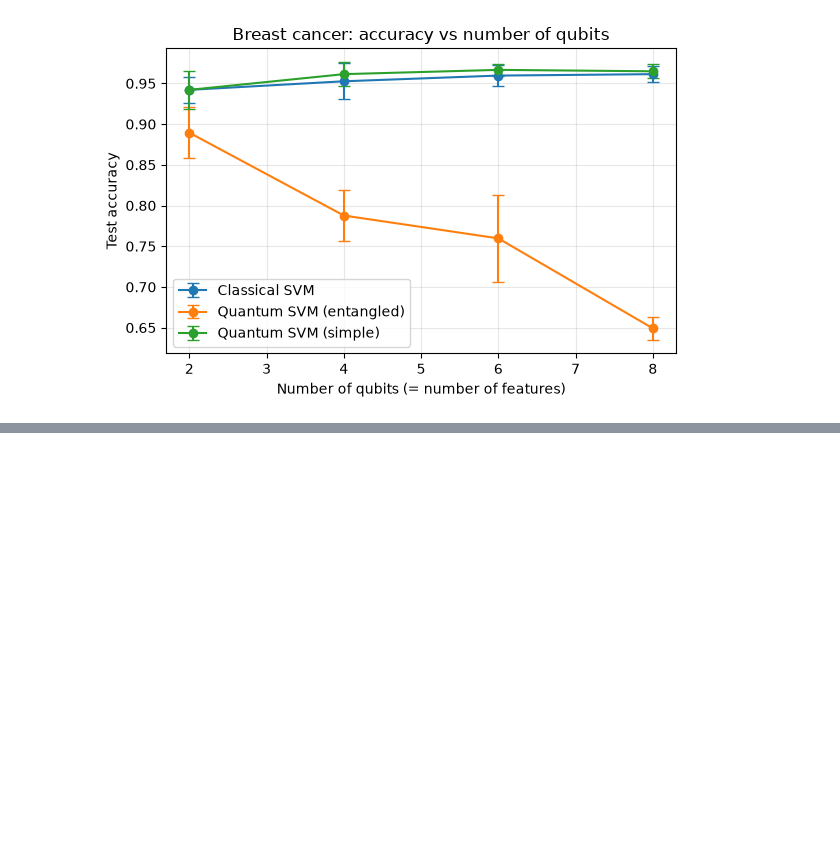
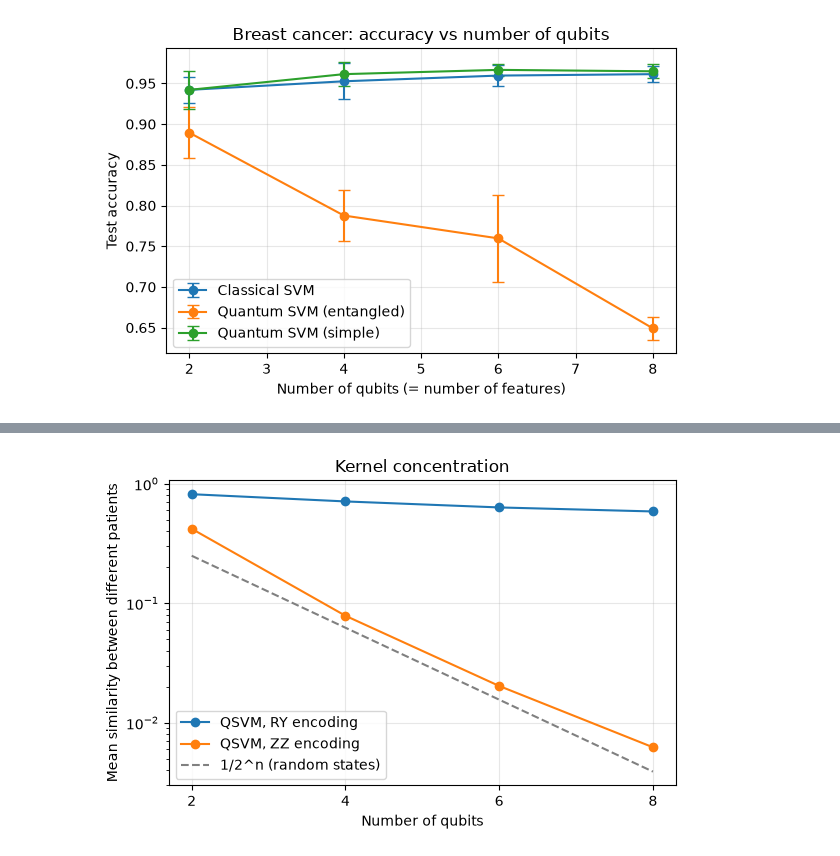
Before and after one commit to JayanAd/quantum-healthcare-qml, a Jupyter notebook: notebooks/4_more_qubits.ipynb, the cells around one changed output, grey strips where cells are left out. Drawn from its saved outputs; the diff is of its cells as text; code cells hidden in the pictures; blank space fills up the shorter version.

```diff
--- a/notebooks/4_more_qubits.ipynb
+++ b/notebooks/4_more_qubits.ipynb
@@ -94,3 +94,22 @@ results.to_csv("../results/exp1_accuracy_vs_qubits.csv", index=False)
 plt.show()
 # %% [output]
 [figure]
+# %%
+from qiskit_machine_learning.kernels import FidelityStatevectorKernel
+
+rows = []
+for n_qubits in [2, 4, 6, 8]:
+    X_train, X_test, y_train, y_test = train_test_split(
+        X, y, test_size=0.2, stratify=y, random_state=0
+    )
+    scaler = StandardScaler().fit(X_train)
+    pca = PCA(n_components=n_qubits).fit(scaler.transform(X_train))
+    to_angle = MinMaxScaler(feature_range=(0, np.pi)).fit(pca.transform(scaler.transform(X_train)))
+    X_train_q = to_angle.transform(pca.transform(scaler.transform(X_train)))
+
+    for name, circuit in [("RY", simple_circuit(n_qubits)), ("ZZ", zz_feature_map(n_qubits, reps=2))]:
+        K = FidelityStatevectorKernel(feature_map=circuit).evaluate(X_train_q)   # full similarity table
+        different_pairs = K[~np.eye(len(K), dtype=bool)]                          # drop "patient vs itself"
+        rows.append({"qubits": n_qubits, "encoding": name, "mean similarity": different_pairs.mean()})
+
+print(pd.DataFrame(rows).round(4))
@@ -96,0 +126,24 @@ plt.show()
+# %%
+sim = pd.DataFrame(rows)
+
+fig, ax = plt.subplots(figsize=(6, 4))
+for name, group in sim.groupby("encoding"):
+    ax.plot(group["qubits"], group["mean similarity"], marker="o", label=f"QSVM, {name} encoding")
+
+qubits = np.array([2, 4, 6, 8])
+ax.plot(qubits, 1 / 2**qubits, linestyle="--", color="gray", label="1/2^n (random states)")
+
+ax.set_yscale("log")
+ax.set_xticks([2, 4, 6, 8])
+ax.set_xlabel("Number of qubits")
+ax.set_ylabel("Mean similarity between different patients")
+ax.set_title("Kernel concentration")
+ax.legend()
+ax.grid(alpha=0.3)
+fig.tight_layout()
+
+fig.savefig("../results/exp1_kernel_similarity.png", dpi=150)
+sim.to_csv("../results/exp1_kernel_similarity.csv", index=False)
+plt.show()
+# %% [output]
+[figure, added]
```
Also changed, not shown: parts of 1 cell of this notebook, 6 other files.
